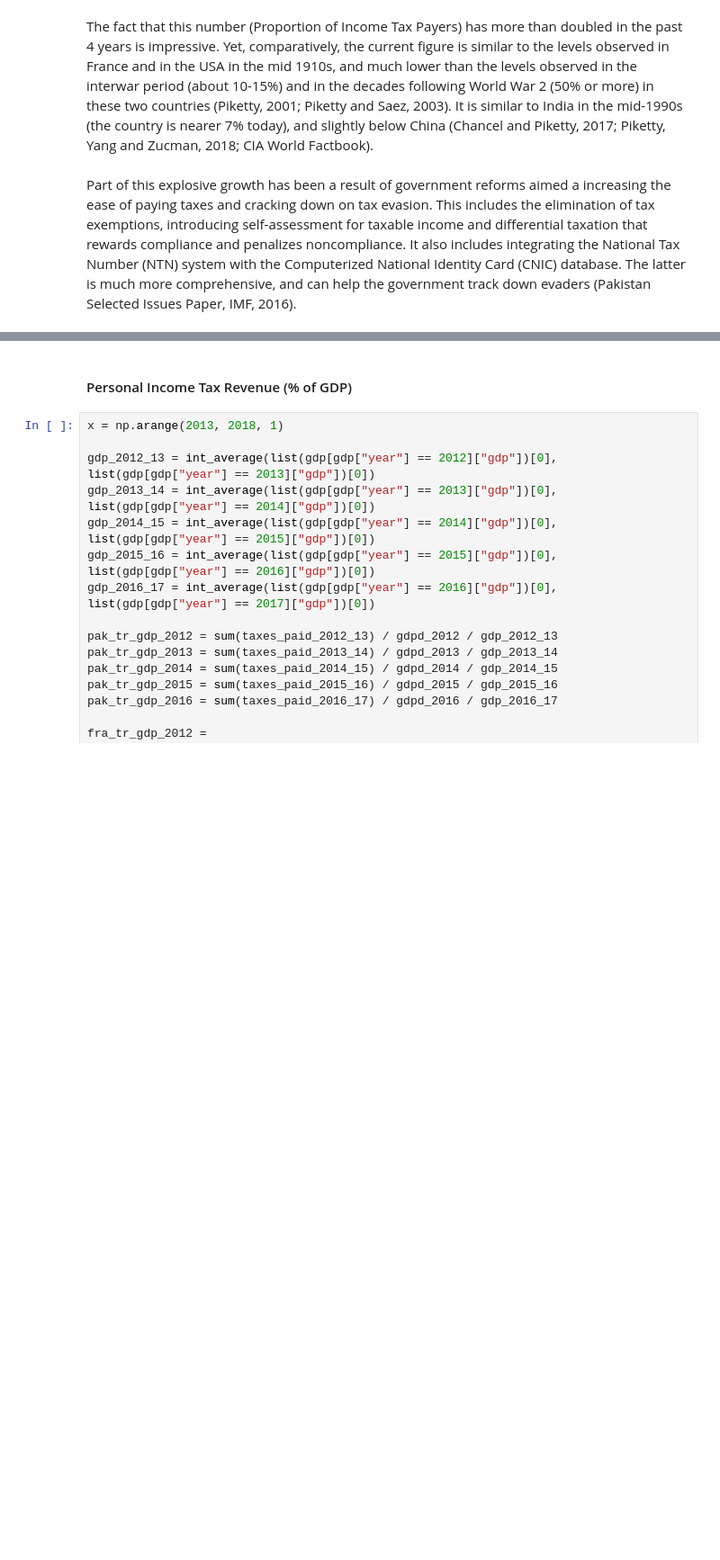
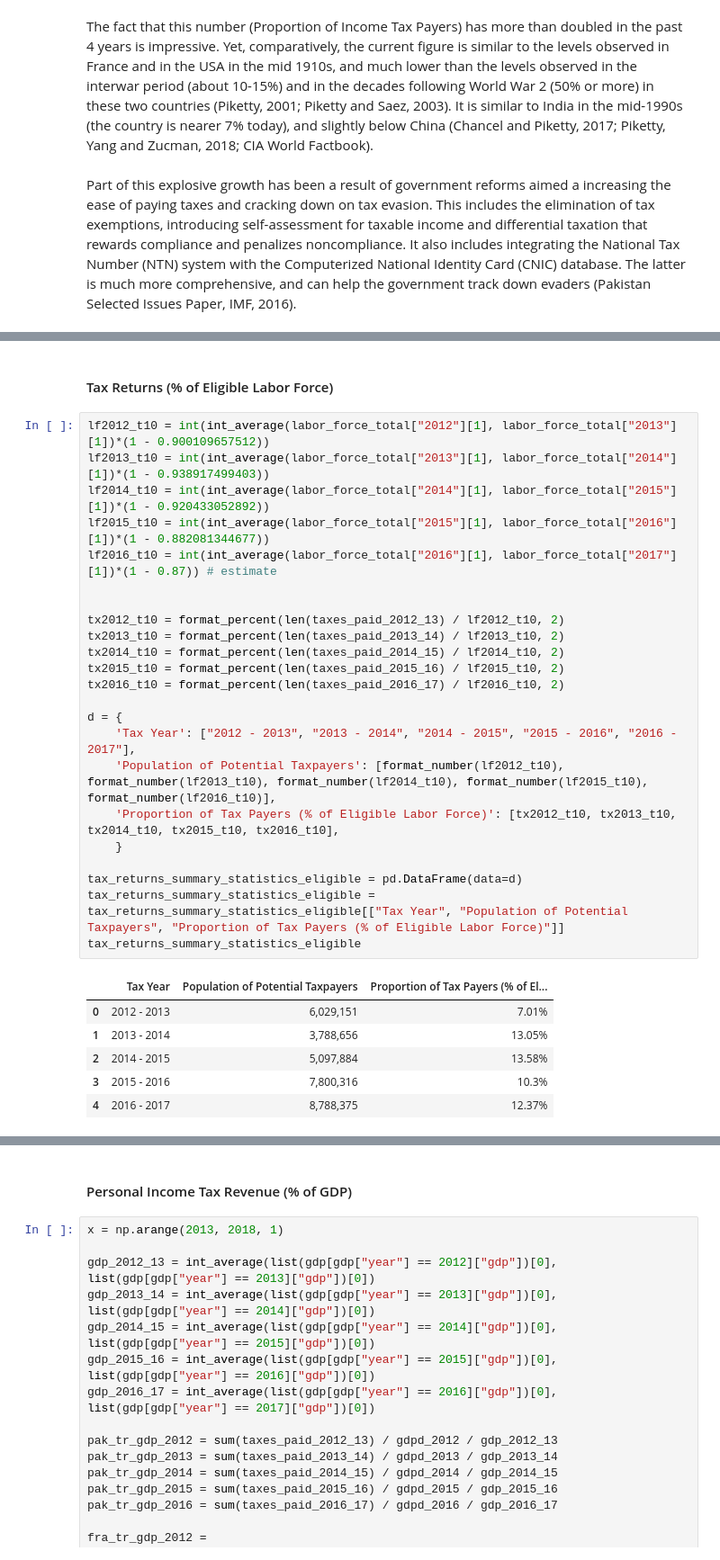
Before and after one commit to ali-aka-ahmed/DistributionalNationalAccounts-Pakistan, a Jupyter notebook: data_files/TaxCalculations.ipynb, the cells around one changed output, grey strips where cells are left out. Shown: that part at 90% size. Cells and saved outputs as stored; diff of their text form; blank space fills up the shorter version.

```diff
--- a/data_files/TaxCalculations.ipynb
+++ b/data_files/TaxCalculations.ipynb
@@ -819,0 +824,32 @@ Part of this explosive growth has been a result of government reforms aimed a in
+# %% [markdown]
+#### Tax Returns (% of Eligible Labor Force)
+# %%
+lf2012_t10 = int(int_average(labor_force_total["2012"][1], labor_force_total["2013"][1])*(1 - 0.900109657512))
+lf2013_t10 = int(int_average(labor_force_total["2013"][1], labor_force_total["2014"][1])*(1 - 0.938917499403))
+lf2014_t10 = int(int_average(labor_force_total["2014"][1], labor_force_total["2015"][1])*(1 - 0.920433052892))
+lf2015_t10 = int(int_average(labor_force_total["2015"][1], labor_force_total["2016"][1])*(1 - 0.882081344677))
+lf2016_t10 = int(int_average(labor_force_total["2016"][1], labor_force_total["2017"][1])*(1 - 0.87)) # estimate
+
+
+tx2012_t10 = format_percent(len(taxes_paid_2012_13) / lf2012_t10, 2)
+tx2013_t10 = format_percent(len(taxes_paid_2013_14) / lf2013_t10, 2)
+tx2014_t10 = format_percent(len(taxes_paid_2014_15) / lf2014_t10, 2)
+tx2015_t10 = format_percent(len(taxes_paid_2015_16) / lf2015_t10, 2)
+tx2016_t10 = format_percent(len(taxes_paid_2016_17) / lf2016_t10, 2)
+
+d = {
+    'Tax Year': ["2012 - 2013", "2013 - 2014", "2014 - 2015", "2015 - 2016", "2016 - 2017"],
+    'Population of Potential Taxpayers': [format_number(lf2012_t10), format_number(lf2013_t10), format_number(lf2014_t10), format_number(lf2015_t10), format_number(lf2016_t10)],
+    'Proportion of Tax Payers (% of Eligible Labor Force)': [tx2012_t10, tx2013_t10, tx2014_t10, tx2015_t10, tx2016_t10],
+    }
+
+tax_returns_summary_statistics_eligible = pd.DataFrame(data=d)
+tax_returns_summary_statistics_eligible = tax_returns_summary_statistics_eligible[["Tax Year", "Population of Potential Taxpayers", "Proportion of Tax Payers (% of Eligible Labor Force)"]]
+tax_returns_summary_statistics_eligible
+# %% [output]
+|  | Tax Year | Population of Potential Taxpayers | Proportion of Tax Payers (% of El... |
+| 0 | 2012 - 2013 | 6,029,151 | 7.01% |
+| 1 | 2013 - 2014 | 3,788,656 | 13.05% |
+| 2 | 2014 - 2015 | 5,097,884 | 13.58% |
+| 3 | 2015 - 2016 | 7,800,316 | 10.3% |
+| 4 | 2016 - 2017 | 8,788,375 | 12.37% |
```
Also changed, not shown: parts of 37 cells of this notebook, 7 other files.
